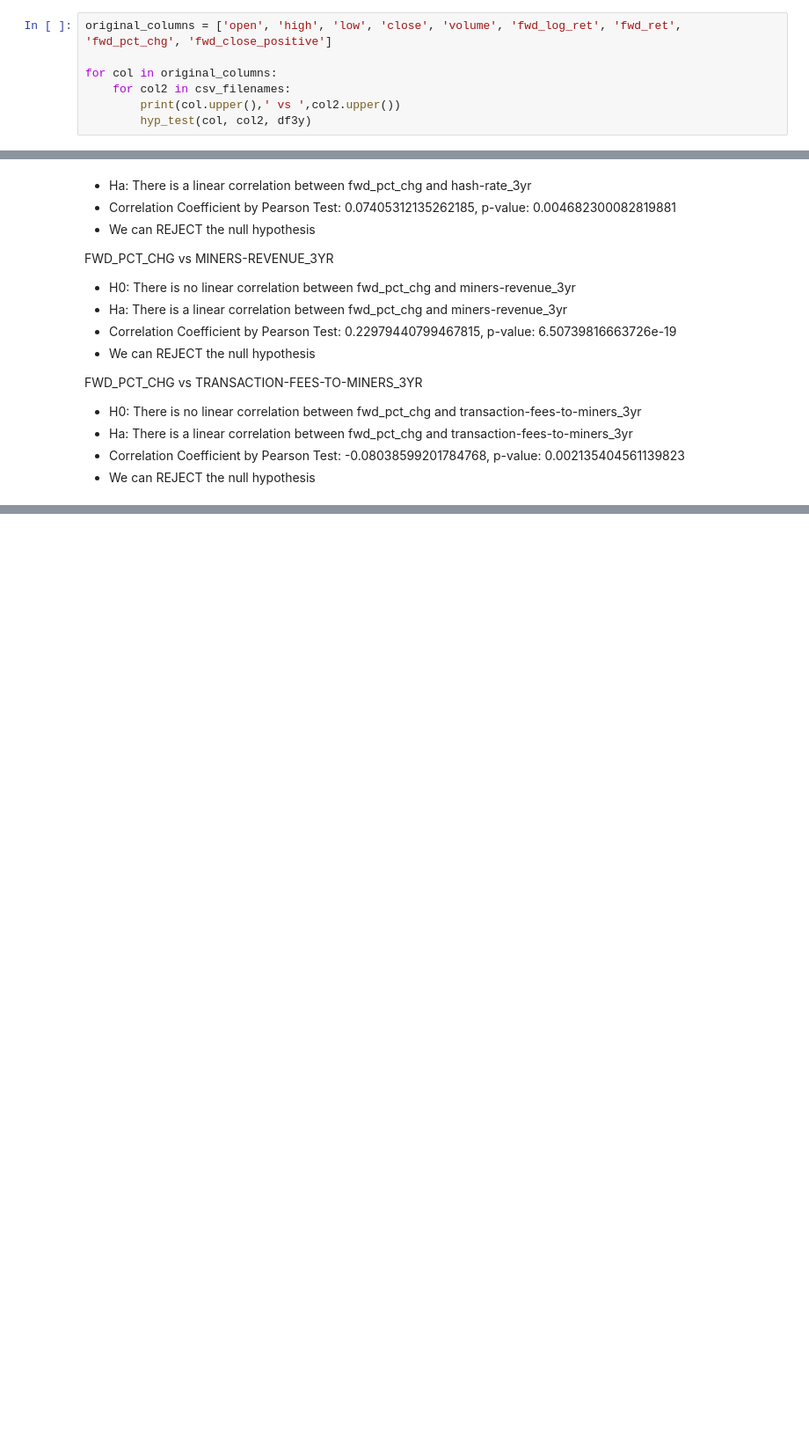
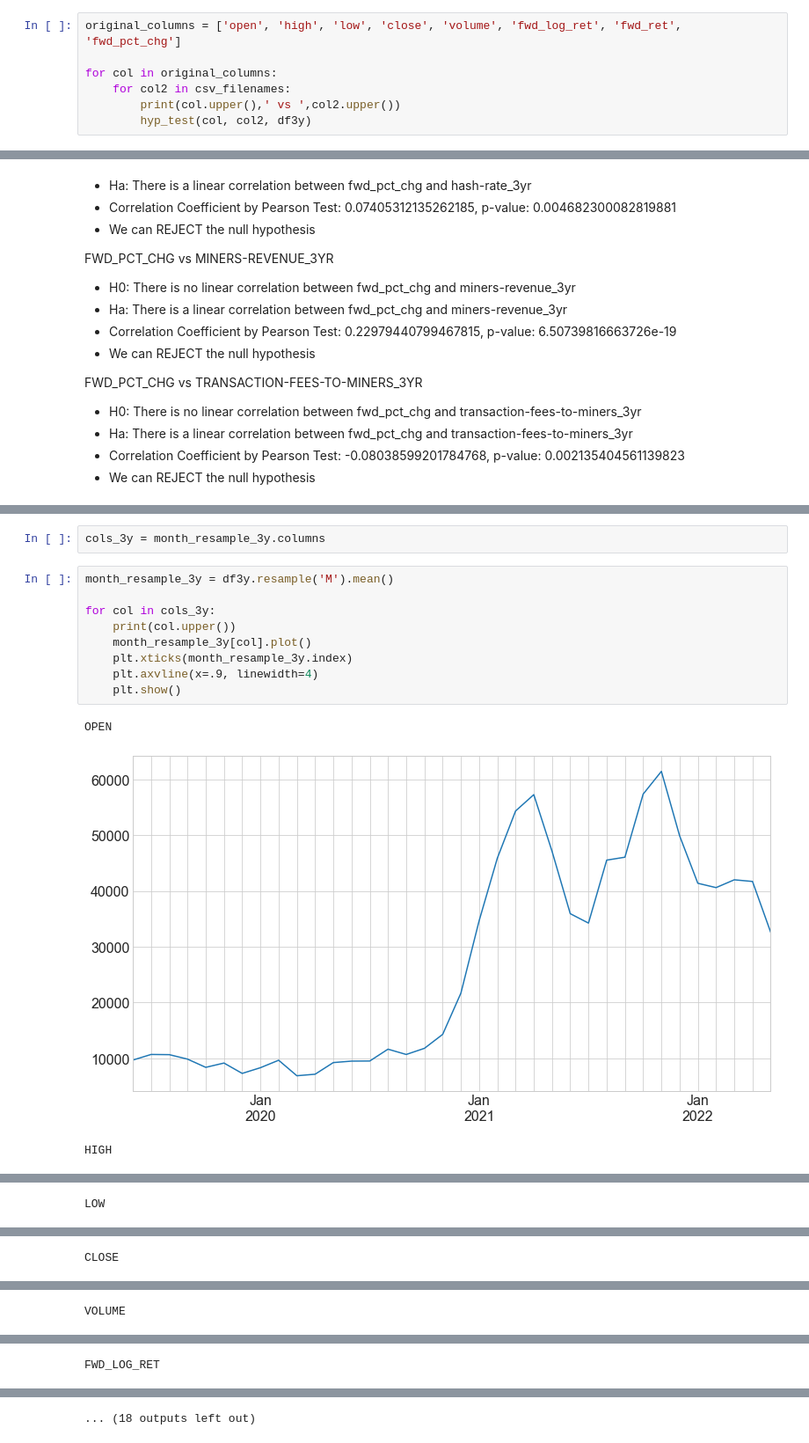
Before and after one commit to FinancialForecasters/financial_forecaster, a Jupyter notebook: aj_notebook.ipynb, the cells around one changed output, grey strips where cells are left out. Shown at 88% size. Cells and saved outputs as stored; diff of their text form; blank space fills up the shorter version.

```diff
--- a/aj_notebook.ipynb
+++ b/aj_notebook.ipynb
@@ -821,7 +822,7 @@ Ha: There is a linear correlation between open and miners-revenue_3yr
 Correlation Coefficient by Pearson Test: 0.9641809382025136, p-value: 0.0
 We can REJECT the null hypothesis
 # %%
-original_columns = ['open', 'high', 'low', 'close', 'volume', 'fwd_log_ret', 'fwd_ret', 'fwd_pct_chg', 'fwd_close_positive']
+original_columns = ['open', 'high', 'low', 'close', 'volume', 'fwd_log_ret', 'fwd_ret', 'fwd_pct_chg']
 
 for col in original_columns:
     for col2 in csv_filenames:
@@ -1240,0 +1249,15 @@ FWD_PCT_CHG  vs  TRANSACTION-FEES-TO-MINERS_3YR
+# %%
+cols_3y = month_resample_3y.columns
+# %%
+month_resample_3y = df3y.resample('M').mean()
+
+for col in cols_3y:
+    print(col.upper())
+    month_resample_3y[col].plot()
+    plt.xticks(month_resample_3y.index)
+    plt.axvline(x=.9, linewidth=4)
+    plt.show()
+# %% [output]
+OPEN
+[figure, added]
+HIGH
@@ -1240,0 +1265 @@ FWD_PCT_CHG  vs  TRANSACTION-FEES-TO-MINERS_3YR
+LOW
@@ -1240,0 +1267 @@ FWD_PCT_CHG  vs  TRANSACTION-FEES-TO-MINERS_3YR
+CLOSE
@@ -1240,0 +1269 @@ FWD_PCT_CHG  vs  TRANSACTION-FEES-TO-MINERS_3YR
+VOLUME
@@ -1240,0 +1271 @@ FWD_PCT_CHG  vs  TRANSACTION-FEES-TO-MINERS_3YR
+FWD_LOG_RET
@@ -1240,0 +1273 @@ FWD_PCT_CHG  vs  TRANSACTION-FEES-TO-MINERS_3YR
+... (18 outputs left out)
```
Also changed, not shown: parts of 20 cells of this notebook.
